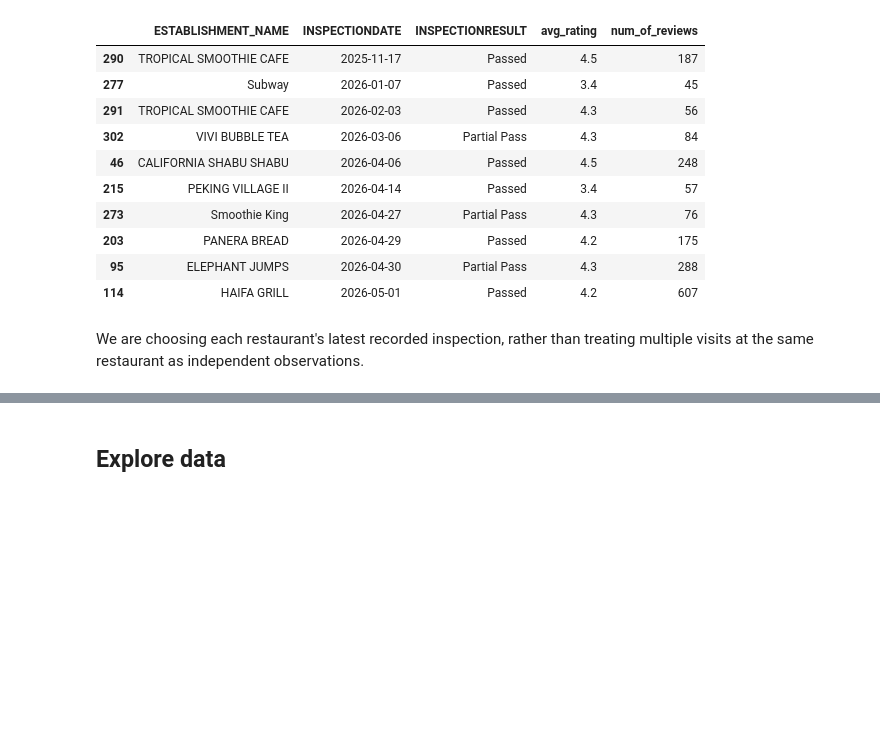
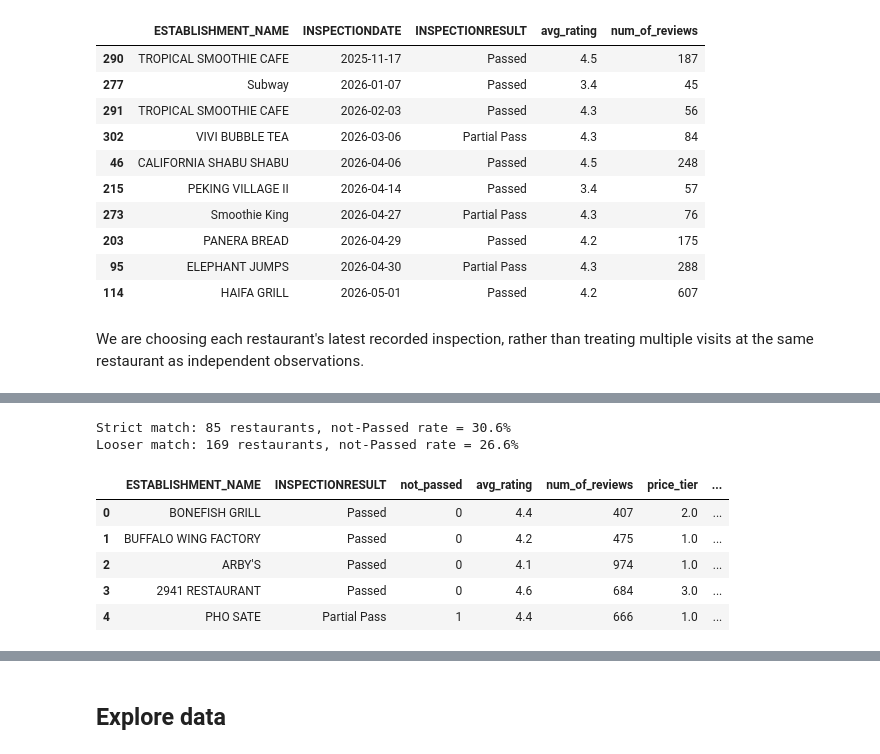
Before and after one commit to hwayalew/ds3001_team1_project, a Jupyter notebook: notebook.ipynb, the cells around one changed output, grey strips where cells are left out. Drawn from its saved outputs; the diff is of its cells as text; code cells hidden in the pictures; blank space fills up the shorter version.

```diff
--- a/notebook.ipynb
+++ b/notebook.ipynb
@@ -884,0 +935,64 @@ We are choosing each restaurant's latest recorded inspection, rather than treati
+# %%
+# Build one modeling row per restaurant
+import numpy as np
+
+# Chain flag: the same cleaned name appears at more than one Fairfax/Falls Church establishment
+name_counts = (
+    establishments_clean["ESTABLISHMENT_NAME"]
+    .str.lower().str.replace(r"[^\w\s]", "", regex=True).str.strip()
+    .value_counts()
+)
+
+def build_modeling_table(matches):
+    """One row per restaurant: latest inspection result, Google features, and
+    history from EARLIER inspections only (so nothing from the outcome leaks in)."""
+    ratings = matches[["RECORDID", "gmap_id", "avg_rating", "num_of_reviews", "price"]].copy()
+    visits = pd.merge(merged_inspections, ratings, on="RECORDID",
+                      how="inner", validate="many_to_one")
+    visits["INSPECTIONDATE"] = pd.to_datetime(visits["INSPECTIONDATE"])
+    visits = visits.sort_values(["RECORDID", "INSPECTIONDATE"])
+
+    # Target: 1 = anything other than a clean "Passed" (Partial Pass / Failed)
+    visits["not_passed"] = (visits["INSPECTIONRESULT"] != "Passed").astype(int)
+
+    # History features that use only inspections BEFORE the current one
+    grp = visits.groupby("RECORDID")["not_passed"]
+    visits["prior_inspections"] = grp.cumcount()
+    prior_bad = grp.cumsum() - visits["not_passed"]
+    visits["prior_not_passed_rate"] = prior_bad / visits["prior_inspections"].replace(0, np.nan)
+    visits["last_prior_not_passed"] = grp.shift(1)
+
+    # Keep the latest inspection for each restaurant (same rule as before)
+    df = visits.drop_duplicates("RECORDID", keep="last").copy()
+
+    # Google features
+    df["log_reviews"] = np.log1p(df["num_of_reviews"])
+    df["price_tier"] = df["price"].map({"$": 1, "$$": 2, "$$$": 3})
+    df["price_missing"] = df["price_tier"].isna().astype(int)
+
+    # Context features
+    df["falls_church"] = (df["CITY"].str.upper() == "FALLS CHURCH").astype(int)
+    df["full_service"] = (df["ESTABLISHMENT_TYPE"] == "Full Service Restaurant").astype(int)
+    df["chain"] = df["name_clean"].map(name_counts).fillna(1).gt(1).astype(int)
+    return df.reset_index(drop=True)
+
+model_strict = build_modeling_table(exact_matches[exact_matches["unique_match"]])
+model_expanded = build_modeling_table(loose_matches)
+
+for label, d in [("Strict match", model_strict), ("Looser match", model_expanded)]:
+    print(f"{label}: {len(d)} restaurants, not-Passed rate = {d['not_passed'].mean():.1%}")
+
+# The 85 strict restaurants should be a subset of the expanded sample
+assert set(model_strict["RECORDID"]).issubset(set(model_expanded["RECORDID"]))
+display(model_expanded[["ESTABLISHMENT_NAME", "INSPECTIONRESULT", "not_passed", "avg_rating",
+                        "num_of_reviews", "price_tier", "falls_church", "chain",
+                        "prior_inspections", "prior_not_passed_rate"]].head())
+# %% [output]
+Strict match: 85 restaurants, not-Passed rate = 30.6%
+Looser match: 169 restaurants, not-Passed rate = 26.6%
+|  | ESTABLISHMENT_NAME | INSPECTIONRESULT | not_passed | avg_rating | num_of_reviews | price_tier | ... |
+| 0 | BONEFISH GRILL | Passed | 0 | 4.4 | 407 | 2.0 | ... |
+| 1 | BUFFALO WING FACTORY | Passed | 0 | 4.2 | 475 | 1.0 | ... |
+| 2 | ARBY'S | Passed | 0 | 4.1 | 974 | 1.0 | ... |
+| 3 | 2941 RESTAURANT | Passed | 0 | 4.6 | 684 | 3.0 | ... |
+| 4 | PHO SATE | Partial Pass | 1 | 4.4 | 666 | 1.0 | ... |
```
Also changed, not shown: parts of 13 cells of this notebook.
